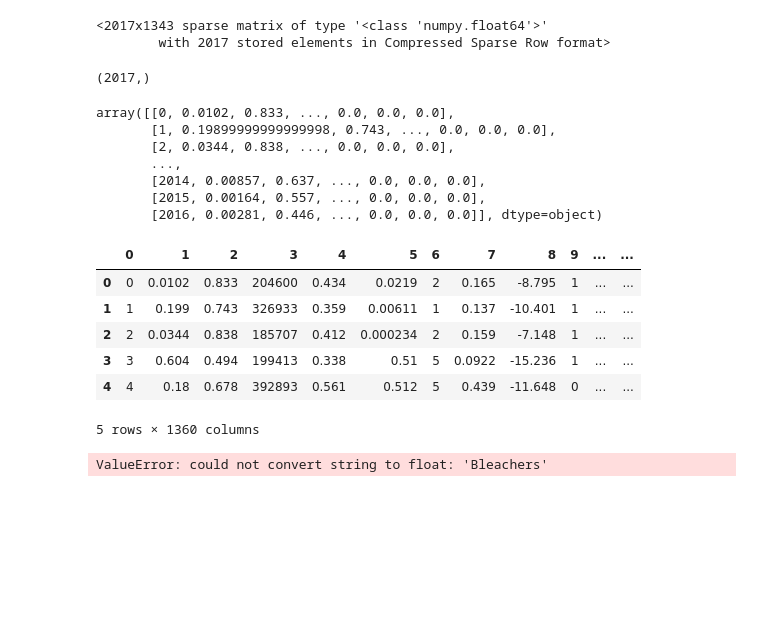
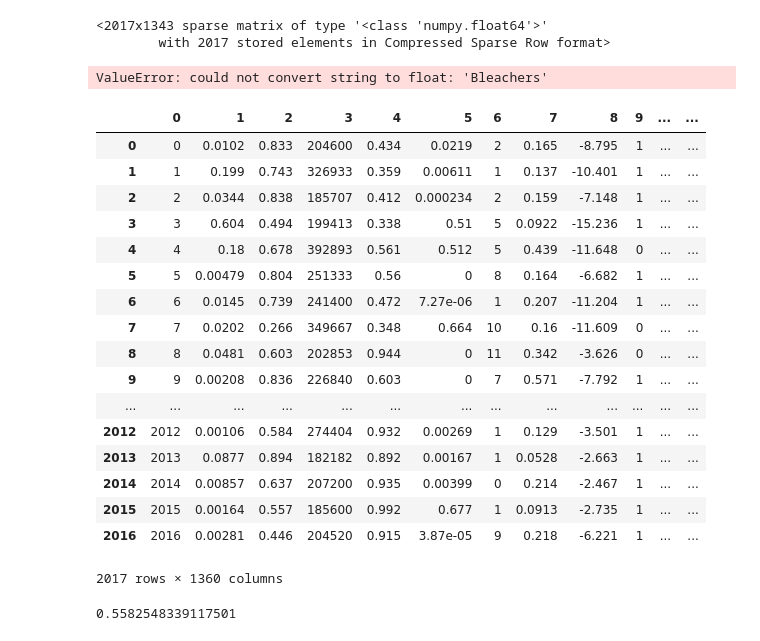
Before and after one commit to tutss/datascience, a Jupyter notebook: musicclassifying.ipynb, the cells around one changed output. Cells and saved outputs as stored; diff of their text form; code cells hidden in the pictures; blank space fills up the shorter version.

```diff
--- a/musicclassifying.ipynb
+++ b/musicclassifying.ipynb
@@ -291,37 +318,34 @@ new_feat
 # %% [output]
 <2017x1343 sparse matrix of type '<class 'numpy.float64'>'
         with 2017 stored elements in Compressed Sparse Row format>
-# %%
-linear_new_feat = new_feat.toarray()
-linear_new_feat[:-3]
-linear_new_feat.shape
-not_zeros = linear_new_feat[linear_new_feat != 0]
-not_zeros.shape
-# %% [output]
-(2017,)
 # %%
 df_array = np.concatenate([df_array, new_feat.toarray()], axis=1)
 df_array.shape
-df_array
+df_array.astype('float64')
 # %% [output]
-array([[0, 0.0102, 0.833, ..., 0.0, 0.0, 0.0],
-       [1, 0.19899999999999998, 0.743, ..., 0.0, 0.0, 0.0],
-       [2, 0.0344, 0.838, ..., 0.0, 0.0, 0.0],
-       ...,
-       [2014, 0.00857, 0.637, ..., 0.0, 0.0, 0.0],
-       [2015, 0.00164, 0.557, ..., 0.0, 0.0, 0.0],
-       [2016, 0.00281, 0.446, ..., 0.0, 0.0, 0.0]], dtype=object)
+ValueError: could not convert string to float: 'Bleachers'
 # %%
 df_shaped = pd.DataFrame(df_array)
-df_shaped.head()
+df_shaped
 # %% [output]
 |  | 0 | 1 | 2 | 3 | 4 | 5 | 6 | 7 | 8 | 9 | ... | ... |
 | 0 | 0 | 0.0102 | 0.833 | 204600 | 0.434 | 0.0219 | 2 | 0.165 | -8.795 | 1 | ... | ... |
 | 1 | 1 | 0.199 | 0.743 | 326933 | 0.359 | 0.00611 | 1 | 0.137 | -10.401 | 1 | ... | ... |
 | 2 | 2 | 0.0344 | 0.838 | 185707 | 0.412 | 0.000234 | 2 | 0.159 | -7.148 | 1 | ... | ... |
 | 3 | 3 | 0.604 | 0.494 | 199413 | 0.338 | 0.51 | 5 | 0.0922 | -15.236 | 1 | ... | ... |
 | 4 | 4 | 0.18 | 0.678 | 392893 | 0.561 | 0.512 | 5 | 0.439 | -11.648 | 0 | ... | ... |
+| 5 | 5 | 0.00479 | 0.804 | 251333 | 0.56 | 0 | 8 | 0.164 | -6.682 | 1 | ... | ... |
+| 6 | 6 | 0.0145 | 0.739 | 241400 | 0.472 | 7.27e-06 | 1 | 0.207 | -11.204 | 1 | ... | ... |
+| 7 | 7 | 0.0202 | 0.266 | 349667 | 0.348 | 0.664 | 10 | 0.16 | -11.609 | 0 | ... | ... |
+| 8 | 8 | 0.0481 | 0.603 | 202853 | 0.944 | 0 | 11 | 0.342 | -3.626 | 0 | ... | ... |
+| 9 | 9 | 0.00208 | 0.836 | 226840 | 0.603 | 0 | 7 | 0.571 | -7.792 | 1 | ... | ... |
+| ... | ... | ... | ... | ... | ... | ... | ... | ... | ... | ... | ... | ... |
+| 2012 | 2012 | 0.00106 | 0.584 | 274404 | 0.932 | 0.00269 | 1 | 0.129 | -3.501 | 1 | ... | ... |
+| 2013 | 2013 | 0.0877 | 0.894 | 182182 | 0.892 | 0.00167 | 1 | 0.0528 | -2.663 | 1 | ... | ... |
+| 2014 | 2014 | 0.00857 | 0.637 | 207200 | 0.935 | 0.00399 | 0 | 0.214 | -2.467 | 1 | ... | ... |
+| 2015 | 2015 | 0.00164 | 0.557 | 185600 | 0.992 | 0.677 | 1 | 0.0913 | -2.735 | 1 | ... | ... |
+| 2016 | 2016 | 0.00281 | 0.446 | 204520 | 0.915 | 3.87e-05 | 9 | 0.218 | -6.221 | 1 | ... | ... |
-5 rows × 1360 columns
+2017 rows × 1360 columns
 # %%
 pip_1 = Pipeline([
 ('scaler', StandardScaler()),
@@ -332,7 +356,3 @@ pip_2 = Pipeline([
 ('min_max_scaler', MinMaxScaler()),
 ('clf', svm.SVC())
 ])
-# %%
-accuracy(pip_1, df_array, df['target'])
-# %% [output]
-ValueError: could not convert string to float: 'Bleachers'
@@ -338,0 +362,4 @@ ValueError: could not convert string to float: 'Bleachers'
+# %%
+accuracy(pip_1, new_feat.toarray(), classes)
+# %% [output]
+0.5582548339117501
```
Also changed, not shown: parts of 5 cells of this notebook.
